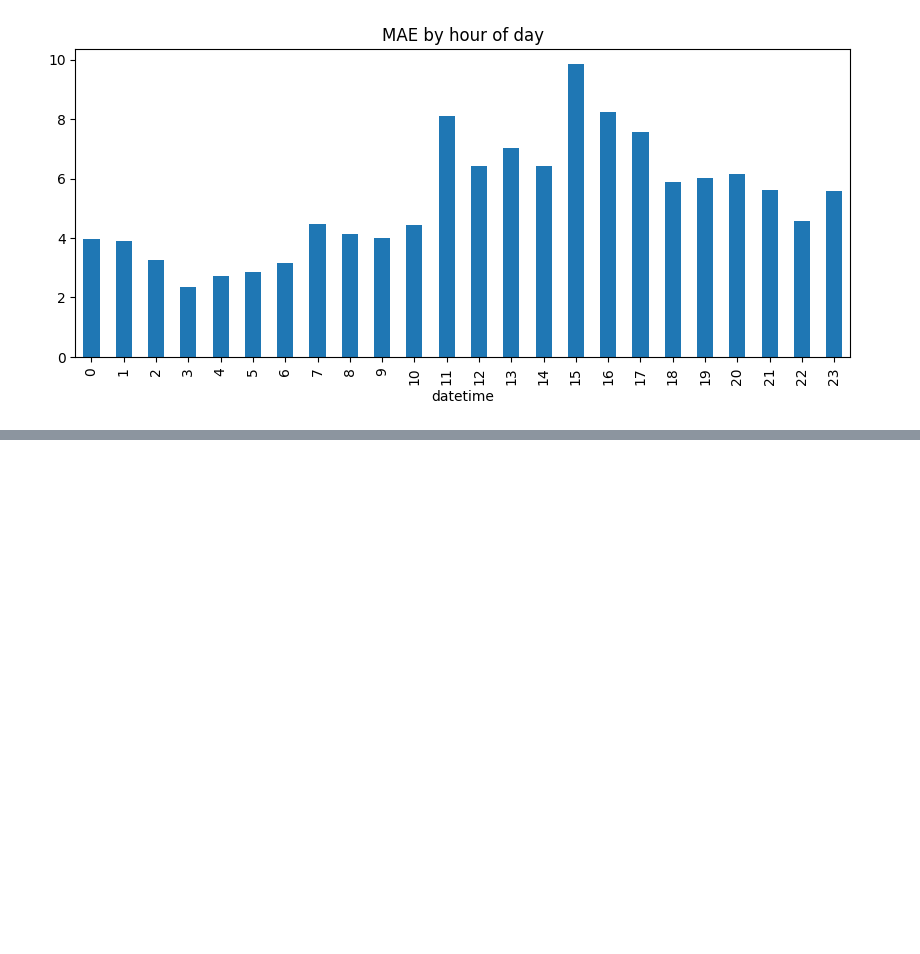
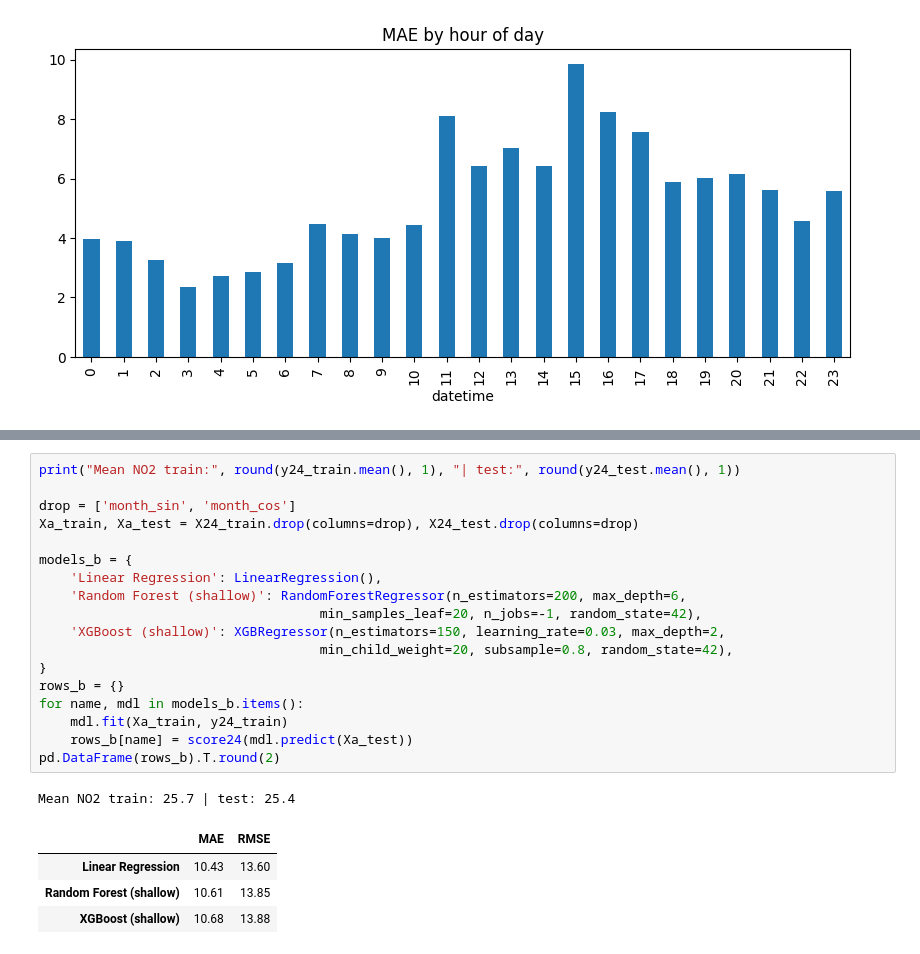
Before and after one commit to ridas11/air-quality-prediction, a Jupyter notebook: data/raw/Untitled.ipynb, the cells around one changed output, grey strips where cells are left out. Saved outputs shown, nothing was run; the diff lists cells and outputs as text; blank space fills up the shorter version.

```diff
--- a/data/raw/Untitled.ipynb
+++ b/data/raw/Untitled.ipynb
@@ -665,0 +726,24 @@ plt.show()
+# %%
+print("Mean NO2 train:", round(y24_train.mean(), 1), "| test:", round(y24_test.mean(), 1))
+
+drop = ['month_sin', 'month_cos']
+Xa_train, Xa_test = X24_train.drop(columns=drop), X24_test.drop(columns=drop)
+
+models_b = {
+    'Linear Regression': LinearRegression(),
+    'Random Forest (shallow)': RandomForestRegressor(n_estimators=200, max_depth=6,
+                                    min_samples_leaf=20, n_jobs=-1, random_state=42),
+    'XGBoost (shallow)': XGBRegressor(n_estimators=150, learning_rate=0.03, max_depth=2,
+                                    min_child_weight=20, subsample=0.8, random_state=42),
+}
+rows_b = {}
+for name, mdl in models_b.items():
+    mdl.fit(Xa_train, y24_train)
+    rows_b[name] = score24(mdl.predict(Xa_test))
+pd.DataFrame(rows_b).T.round(2)
+# %% [output]
+Mean NO2 train: 25.7 | test: 25.4
+|  | MAE | RMSE |
+| Linear Regression | 10.43 | 13.60 |
+| Random Forest (shallow) | 10.61 | 13.85 |
+| XGBoost (shallow) | 10.68 | 13.88 |
```
Also changed, not shown: parts of 3 cells of this notebook, 2 other files.
